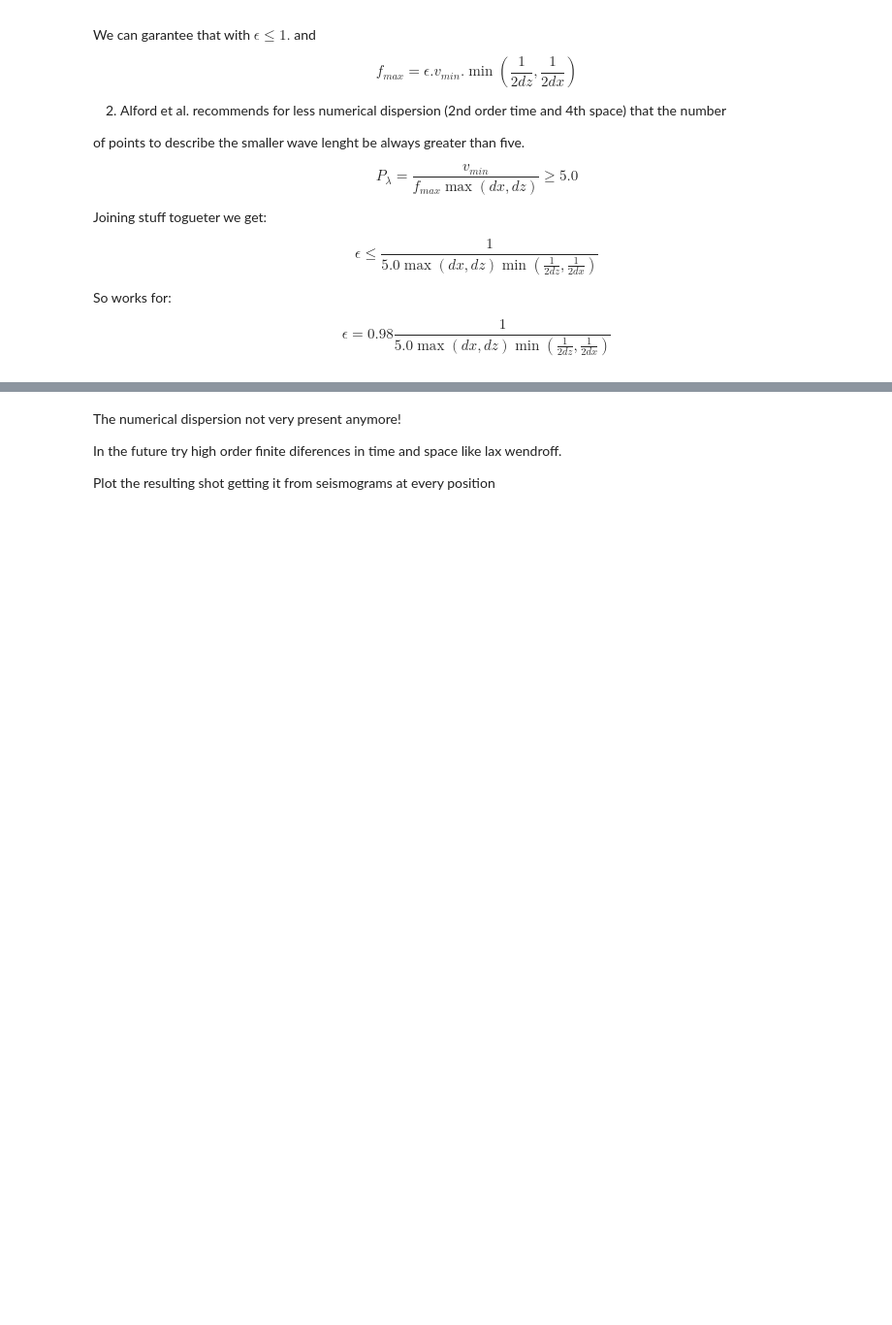
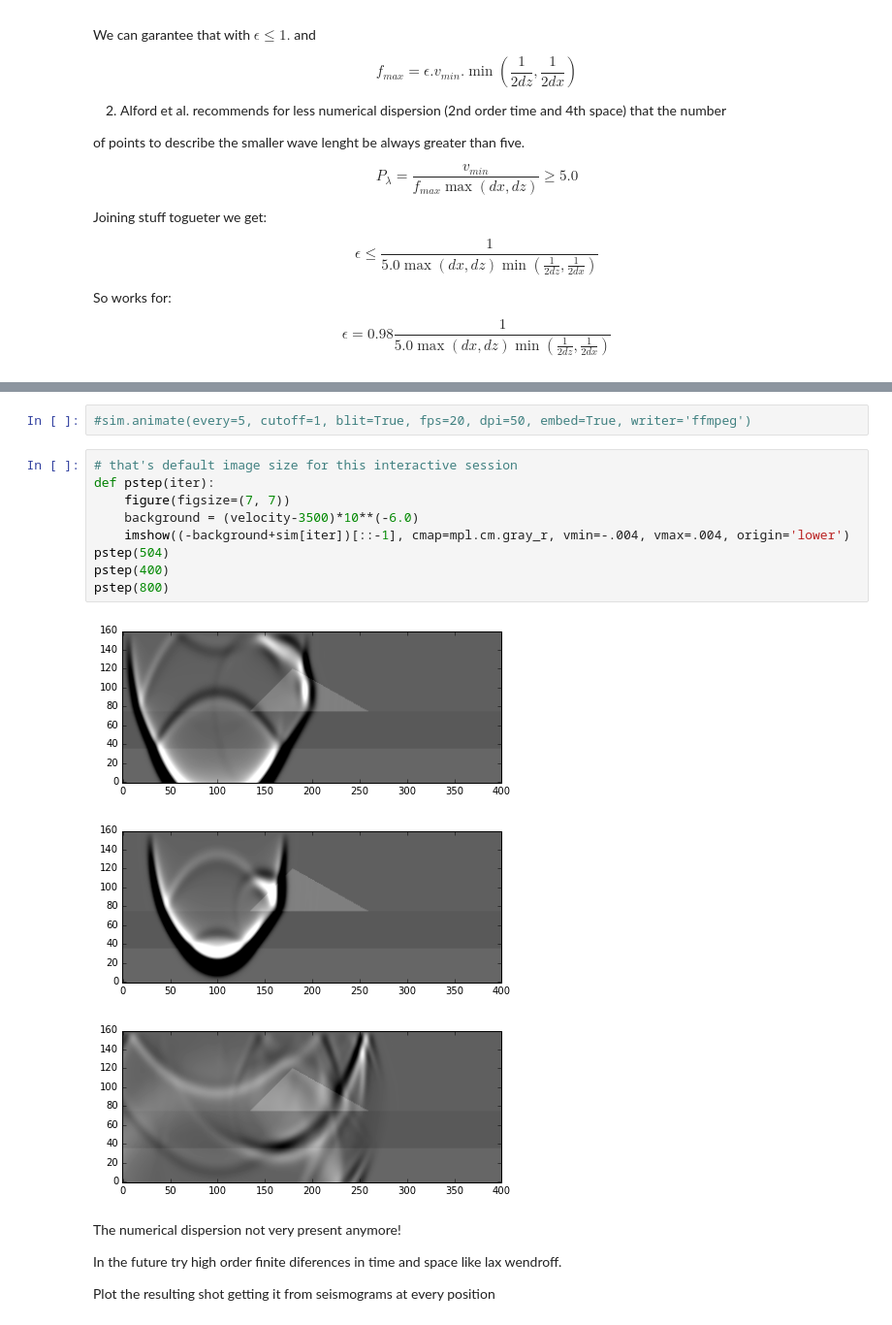
Before and after one commit to eusoubrasileiro/geonumerics, a Jupyter notebook: ipython_notebooks/Fatiando 2D Seismic Shotting Model.ipynb, the cells around one changed output, grey strips where cells are left out. Shown at 97% size. Drawn from its saved outputs; the diff is of its cells as text; blank space fills up the shorter version.

```diff
--- a/ipython_notebooks/Fatiando 2D Seismic Shotting Model.ipynb
+++ b/ipython_notebooks/Fatiando 2D Seismic Shotting Model.ipynb
@@ -100,3 +90,18 @@ pstep(400)
+# %%
+#sim.animate(every=5, cutoff=1, blit=True, fps=20, dpi=50, embed=True, writer='ffmpeg')
+# %%
+# that's default image size for this interactive session
+def pstep(iter):
+    figure(figsize=(7, 7))
+    background = (velocity-3500)*10**(-6.0)
+    imshow((-background+sim[iter])[::-1], cmap=mpl.cm.gray_r, vmin=-.004, vmax=.004, origin='lower')
+pstep(504)
+pstep(400)
+pstep(800)
+# %% [output]
+[figure, added]
+[figure, added]
+[figure, added]
 # %% [markdown]
 The numerical dispersion not very present anymore!
 
```
Also changed, not shown: parts of 34 cells of this notebook.
